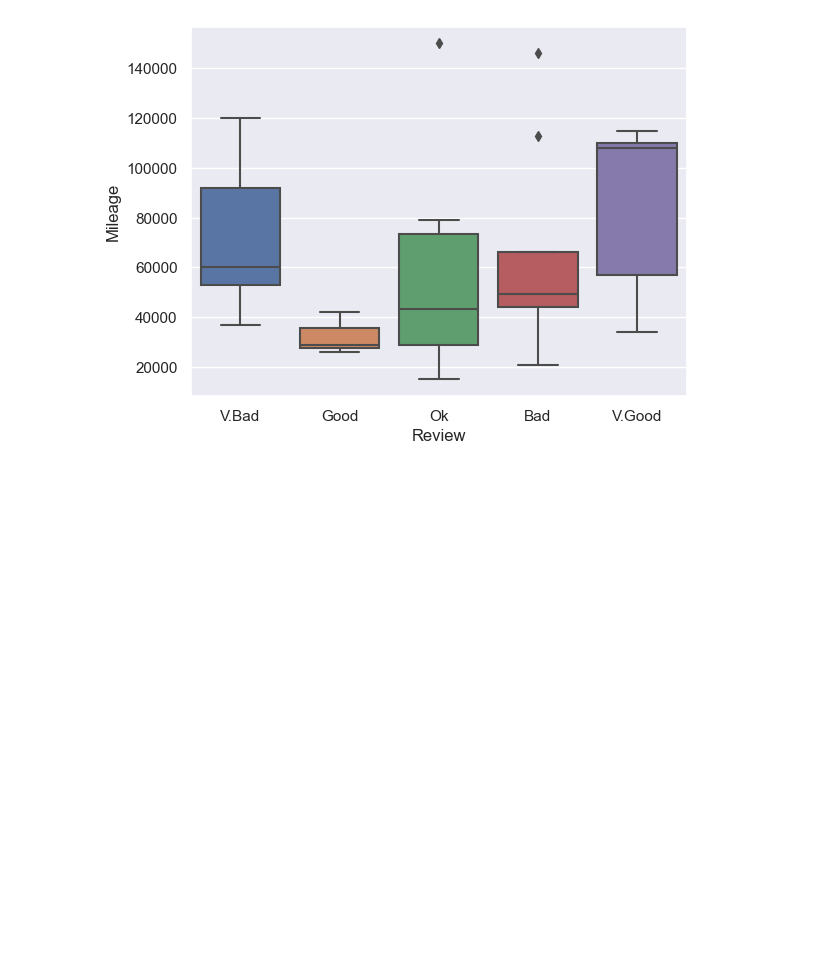
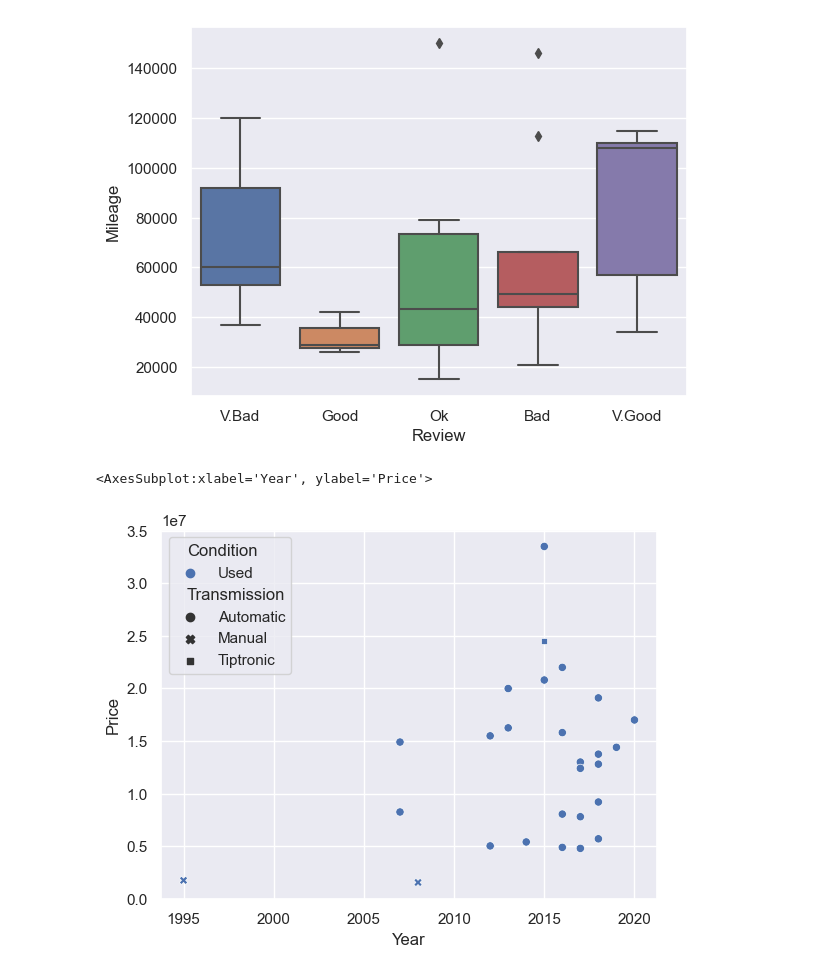
Before and after one commit to sanjula77/Nature-Inspired-Algorithms-Python, a Jupyter notebook: Plotting_with_Seaborn.ipynb, the cells around one changed output. Saved outputs shown, nothing was run; the diff lists cells and outputs as text; code cells hidden in the pictures; blank space fills up the shorter version.

```diff
--- a/Plotting_with_Seaborn.ipynb
+++ b/Plotting_with_Seaborn.ipynb
@@ -38,3 +38,9 @@ sns.boxplot(data=df, x='Review', y='Mileage')
 # %% [output]
 <AxesSubplot:xlabel='Review', ylabel='Mileage'>
 [figure]
+# %%
+# Scatterplot: Relationship Between Year and Price
+sns.scatterplot(data=df, x='Year', y='Price', hue='Condition', style='Transmission')
+# %% [output]
+<AxesSubplot:xlabel='Year', ylabel='Price'>
+[figure, added]
```
Also changed, not shown: parts of 1 cell of this notebook.
